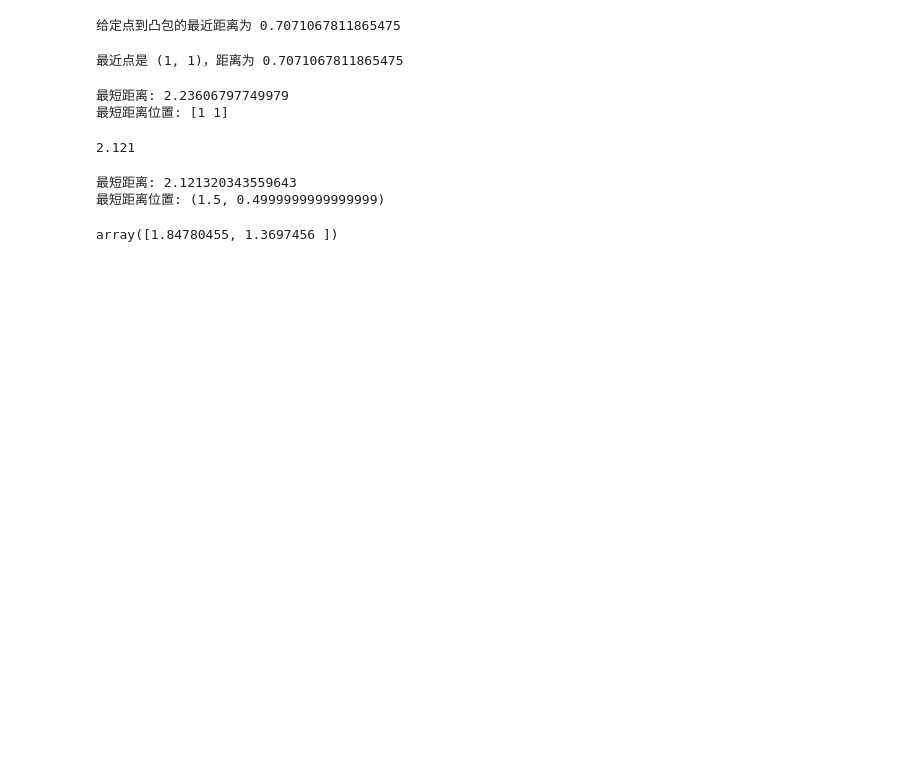
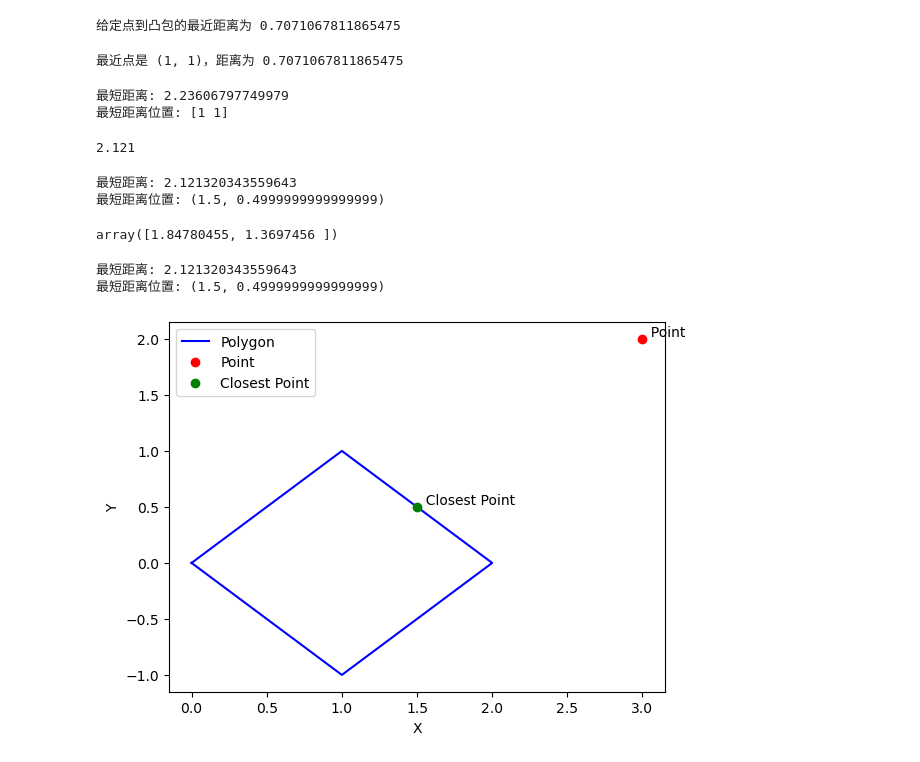
Before and after one commit to Mousikar/MAS_code, a Jupyter notebook: containment/containment00草稿.ipynb, the cells around one changed output. Cells and saved outputs as stored; diff of their text form; code cells hidden in the pictures; blank space fills up the shorter version.

```diff
--- a/containment/containment00草稿.ipynb
+++ b/containment/containment00草稿.ipynb
@@ -640,3 +640,49 @@ leader_positions_history = [np.array([[1.37719894, 2.63877124],
 leader_positions_history[-0][1,:]
 # %% [output]
 array([1.84780455, 1.3697456 ])
+# %%
+import matplotlib.pyplot as plt
+from shapely.geometry import Point, Polygon
+
+def plot_polygon_and_point(polygon_coords, point_coords, closest_point_coords):
+    # 创建一个新的图形
+    plt.figure()
+
+    # 绘制多边形
+    polygon = Polygon(polygon_coords)
+    plt.plot(*polygon.exterior.xy, label='Polygon', color='blue')
+
+    # 绘制点
+    point = Point(point_coords)
+    plt.plot(*point.xy, 'ro', label='Point')
+
+    # 绘制最短距离位置（垂足）
+    plt.plot(*closest_point_coords, 'go', label='Closest Point')
+
+    # 添加标签和图例
+    plt.text(point_coords[0], point_coords[1], '  Point', verticalalignment='bottom')
+    plt.text(closest_point_coords[0], closest_point_coords[1], '  Closest Point', verticalalignment='bottom')
+    plt.xlabel('X')
+    plt.ylabel('Y')
+    plt.legend()
+
+    # 显示图形
+    plt.show()
+
+# 示例用法
+point = (4, -1)
+point = (3, 2)
+polygon = [(0, 0), (2, 0), (2, 2), (0, 2)]
+polygon = [(0,0), (1,1), (2,0), (1,-1)]
+
+distance, closest_point = shortest_distance_to_polygon_edge(point, polygon)
+
+print(f"最短距离: {distance}")
+print(f"最短距离位置: {closest_point}")
+
+# 可视化
+plot_polygon_and_point(polygon, point, closest_point)
+# %% [output]
+最短距离: 2.121320343559643
+最短距离位置: (1.5, 0.4999999999999999)
+[figure, added]
```
Also changed, not shown: 3 other files.
